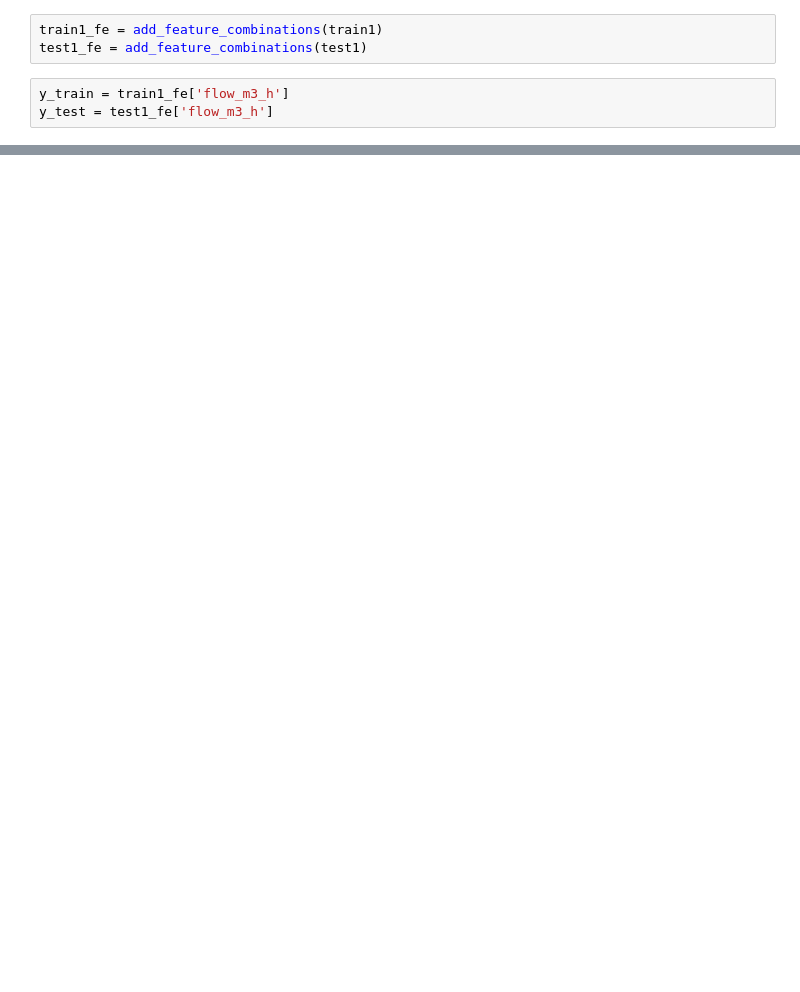
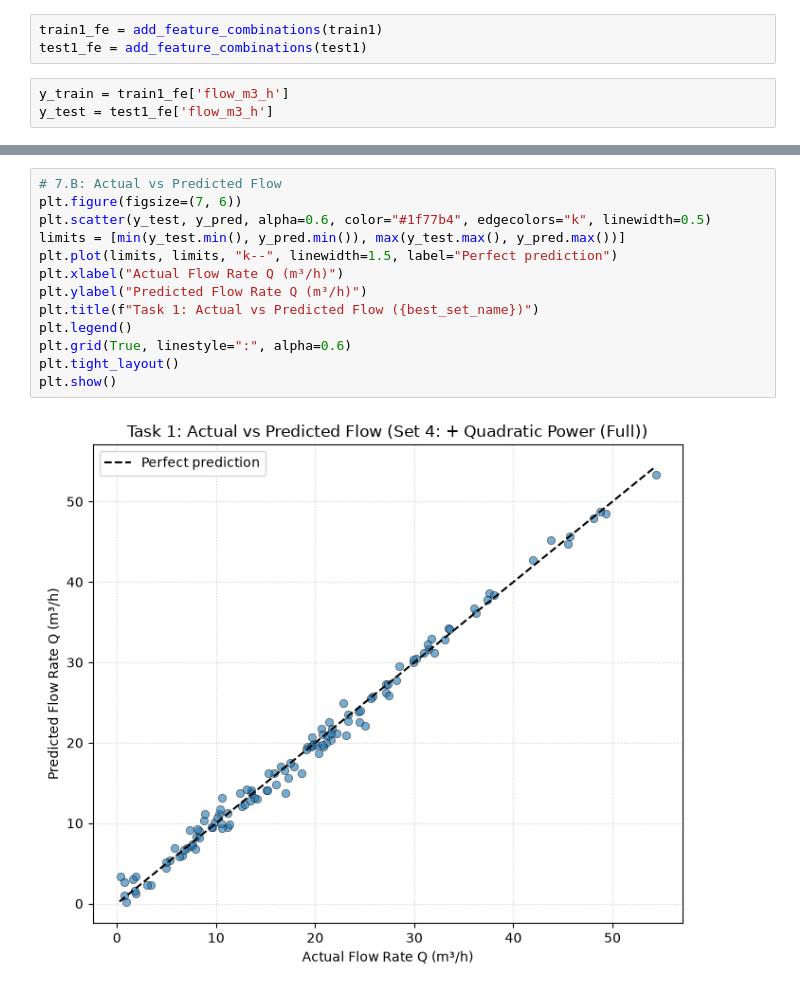
Before and after one commit to hugoolmo63/ML-grundfos-project26, a Jupyter notebook: notebooks/task1.ipynb, the cells around one changed output, grey strips where cells are left out. Cells and saved outputs as stored; diff of their text form; blank space fills up the shorter version.

```diff
--- a/notebooks/task1.ipynb
+++ b/notebooks/task1.ipynb
@@ -120,0 +124,15 @@ plt.show()
+# %%
+# 7.B: Actual vs Predicted Flow
+plt.figure(figsize=(7, 6))
+plt.scatter(y_test, y_pred, alpha=0.6, color="#1f77b4", edgecolors="k", linewidth=0.5)
+limits = [min(y_test.min(), y_pred.min()), max(y_test.max(), y_pred.max())]
+plt.plot(limits, limits, "k--", linewidth=1.5, label="Perfect prediction")
+plt.xlabel("Actual Flow Rate Q (m³/h)")
+plt.ylabel("Predicted Flow Rate Q (m³/h)")
+plt.title(f"Task 1: Actual vs Predicted Flow ({best_set_name})")
+plt.legend()
+plt.grid(True, linestyle=":", alpha=0.6)
+plt.tight_layout()
+plt.show()
+# %% [output]
+[figure, added]
```
Also changed, not shown: parts of 8 cells of this notebook, 3 other files.
